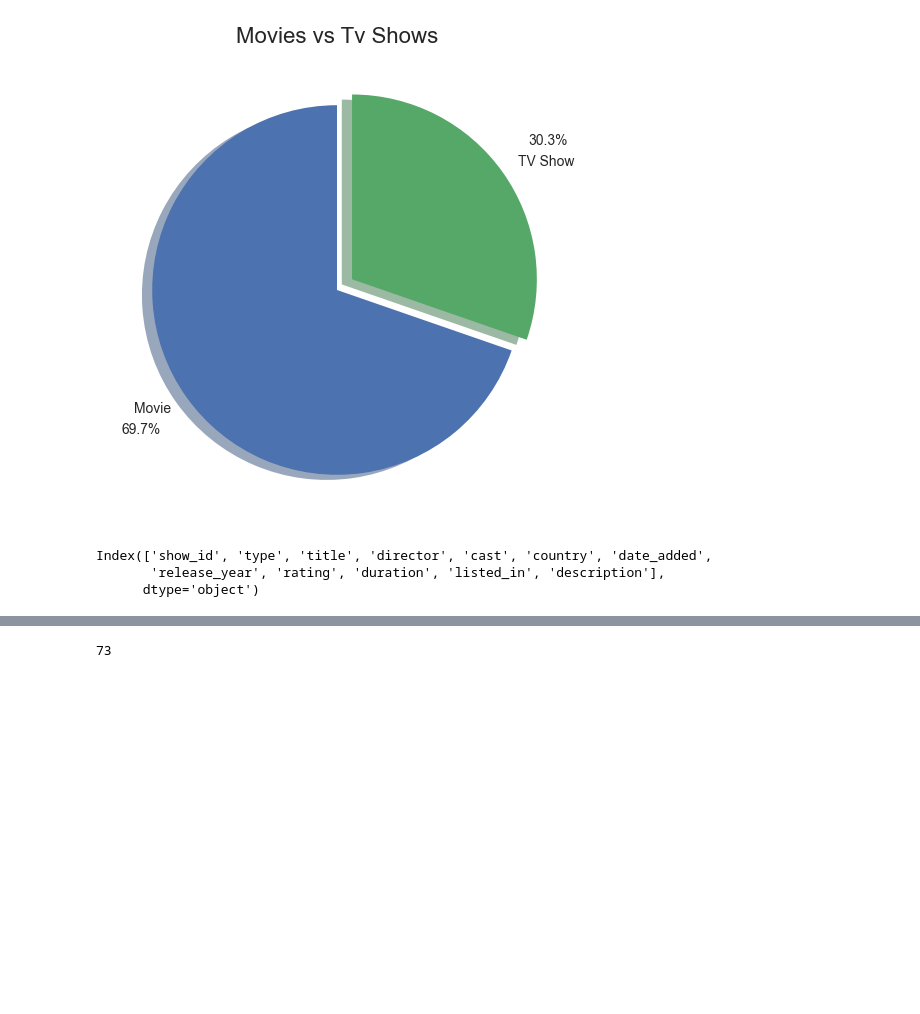
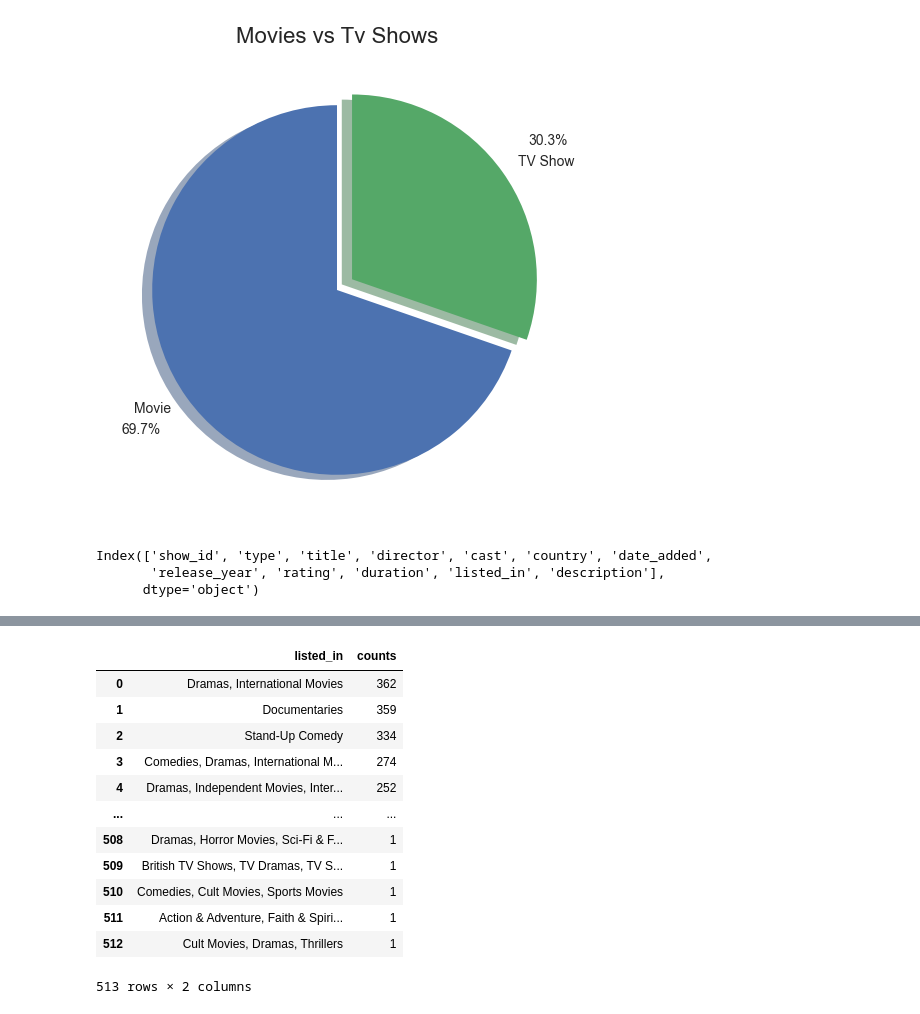
Before and after one commit to eThird/netflix_contetn_data_analysis, a Jupyter notebook: Notebooks/netflix_analysis.ipynb, the cells around one changed output, grey strips where cells are left out. Cells and saved outputs as stored; diff of their text form; code cells hidden in the pictures; blank space fills up the shorter version.

```diff
--- a/Notebooks/netflix_analysis.ipynb
+++ b/Notebooks/netflix_analysis.ipynb
@@ -339,6 +339,23 @@ df.head()
 | 3 | s4 | TV Show | Jailbirds New Orleans | Not Available | Unknown | Unknown | 2021-09-24 | 2021 | TV-MA | 1 season | ... |
 | 4 | s5 | TV Show | Kota Factory | Not Available | Mayur More, Jitendra Kumar, Ranja... | India | 2021-09-24 | 2021 | TV-MA | 2 seasons | ... |
 # %%
-genre=df['listed_in'].str.split(',').explode().unique()
+genre=(
+    df['listed_in'].str.split(',').explode()
+)
-# %% [output]
-73
+# %%
+#most common genre
+df['listed_in'].value_counts().reset_index(name='counts')
+# %% [output]
+|  | listed_in | counts |
+| 0 | Dramas, International Movies | 362 |
+| 1 | Documentaries | 359 |
+| 2 | Stand-Up Comedy | 334 |
+| 3 | Comedies, Dramas, International M... | 274 |
+| 4 | Dramas, Independent Movies, Inter... | 252 |
+| ... | ... | ... |
+| 508 | Dramas, Horror Movies, Sci-Fi & F... | 1 |
+| 509 | British TV Shows, TV Dramas, TV S... | 1 |
+| 510 | Comedies, Cult Movies, Sports Movies | 1 |
+| 511 | Action & Adventure, Faith & Spiri... | 1 |
+| 512 | Cult Movies, Dramas, Thrillers | 1 |
+513 rows × 2 columns
```
Also changed, not shown: parts of 3 cells of this notebook.
